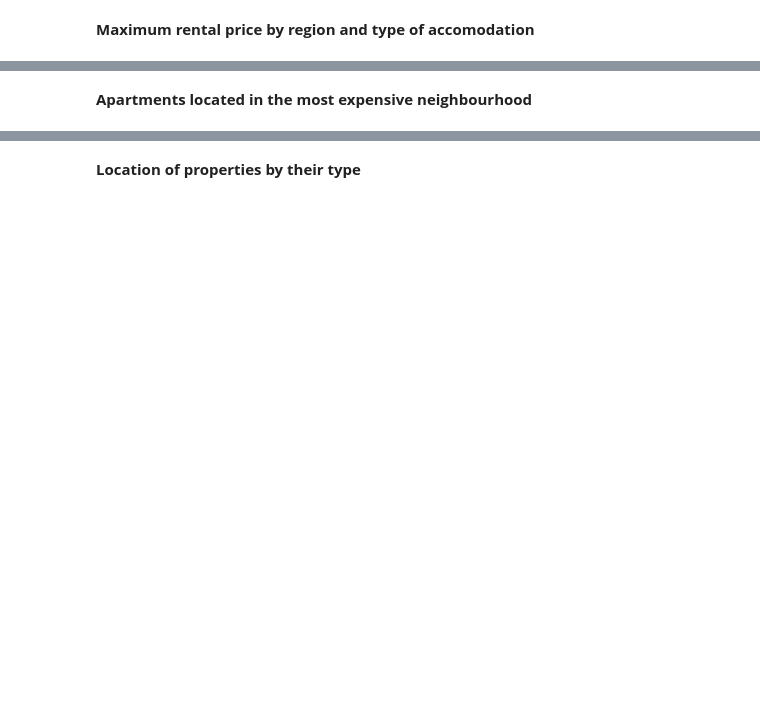
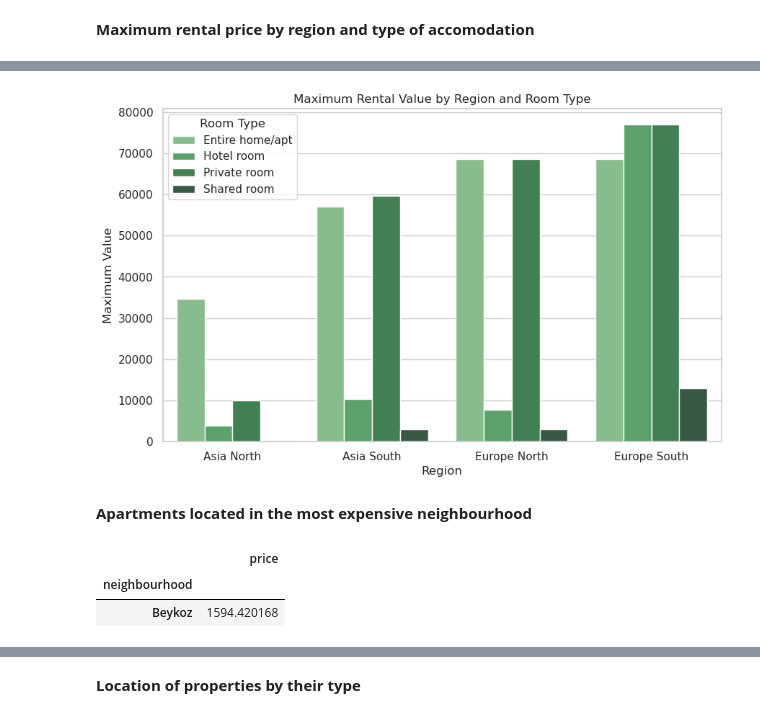
Before and after one commit to alfredkondoro/Exploratory_Data_Analysis-Istanbul_Airbnb_Data, a Jupyter notebook: exploratory-data-analysis-istanbul-airbnb-data.ipynb, the cells around one changed output, grey strips where cells are left out. Saved outputs shown, nothing was run; the diff lists cells and outputs as text; code cells hidden in the pictures; blank space fills up the shorter version.

```diff
--- a/exploratory-data-analysis-istanbul-airbnb-data.ipynb
+++ b/exploratory-data-analysis-istanbul-airbnb-data.ipynb
@@ -437,2 +454,12 @@ plt.show()
 # %% [markdown]
 **Maximum rental price by region and type of accomodation**
+# %%
+# Group the data by region and room type and calculate the maximum rental value
+max_value_region_type = data.loc[:, ['neighbourhood_group', 'room_type', 'price']].groupby(['neighbourhood_group', 'room_type']).max().reset_index()
+
+# Convert the values to integers
+max_value_region_type['price'] = max_value_region_type['price'].astype(int)
+
+# Rename the columns for better understanding
+max_value_region_type.columns = ['Region', 'Type', 'Maximum Value']
+max_value_region_type
@@ -439,2 +484,23 @@ plt.show()
+# %%
+#plotting figure
+plt.figure(figsize=(10, 6))
+sns.set(style='whitegrid')
+sns.barplot(x='Region', y='Maximum Value', hue='Type', data=max_value_region_type, palette='Greens_d')
+plt.title('Maximum Rental Value by Region and Room Type')
+plt.xlabel('Region')
+plt.ylabel('Maximum Value')
+plt.legend(title='Room Type')
+plt.show()
+# %% [output]
+[figure, added]
 # %% [markdown]
 **Apartments located in the most expensive neighbourhood**
+# %%
+#lets calculate the most average-expensive neighbourhood
+expensive_subregion = data.loc[:, ['neighbourhood', 'price']].groupby(['neighbourhood']).mean()
+sorted_result = expensive_subregion.sort_values(by='price', ascending=False)
+sorted_result.head(1)
+# %% [output]
+|  | price |
+| neighbourhood |  |
+| Beykoz | 1594.420168 |
```
Also changed, not shown: parts of 7 cells of this notebook.
